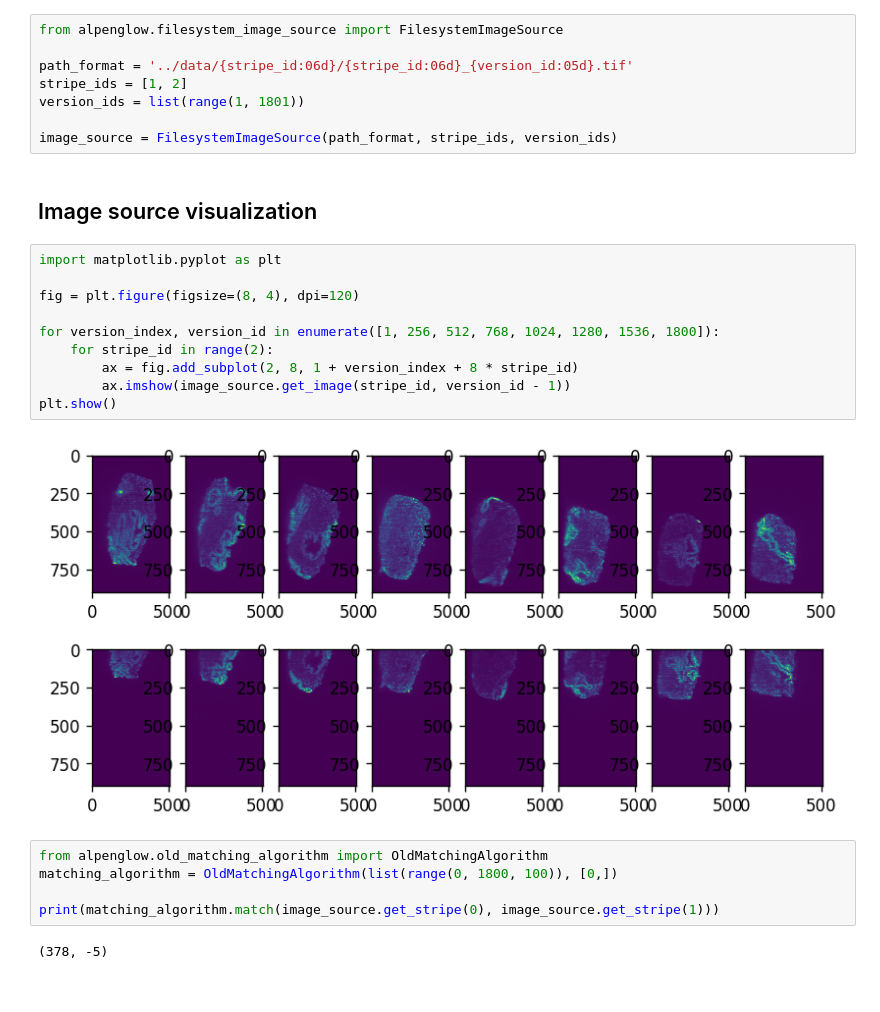
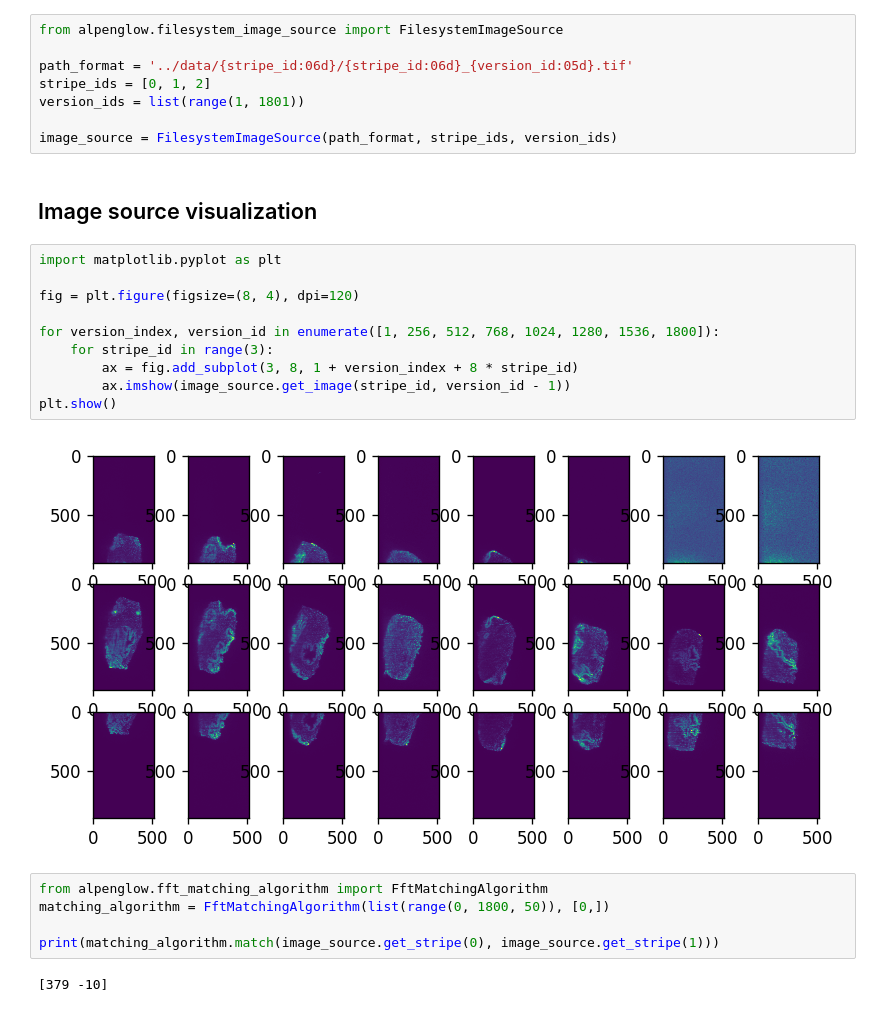
Before and after one commit to tpawlowski/alpenglow, a Jupyter notebook: notebooks/2018-01-23-patchwork-builder-on-example.ipynb, the cells around one changed output. Drawn from its saved outputs; the diff is of its cells as text.

Commit message:
changed mathing algorithm to find best shift among all test images

```diff
--- a/notebooks/2018-01-23-patchwork-builder-on-example.ipynb
+++ b/notebooks/2018-01-23-patchwork-builder-on-example.ipynb
@@ -9,7 +9,7 @@ Note: Only two strips are stiched like in cottoncandy-to-memmap example.
 from alpenglow.filesystem_image_source import FilesystemImageSource
 
 path_format = '../data/{stripe_id:06d}/{stripe_id:06d}_{version_id:05d}.tif'
-stripe_ids = [1, 2]
+stripe_ids = [0, 1, 2]
 version_ids = list(range(1, 1801))
 
 image_source = FilesystemImageSource(path_format, stripe_ids, version_ids)
@@ -18,22 +18,22 @@ image_source = FilesystemImageSource(path_format, stripe_ids, version_ids)
 # %%
 import matplotlib.pyplot as plt
 
 fig = plt.figure(figsize=(8, 4), dpi=120)
 
 for version_index, version_id in enumerate([1, 256, 512, 768, 1024, 1280, 1536, 1800]):
-    for stripe_id in range(2):
-        ax = fig.add_subplot(2, 8, 1 + version_index + 8 * stripe_id)
+    for stripe_id in range(3):
+        ax = fig.add_subplot(3, 8, 1 + version_index + 8 * stripe_id)
         ax.imshow(image_source.get_image(stripe_id, version_id - 1))
 plt.show()
 # %% [output]
-[figure, old version]
+[figure, new version]
 # %%
-from alpenglow.old_matching_algorithm import OldMatchingAlgorithm
-matching_algorithm = OldMatchingAlgorithm(list(range(0, 1800, 100)), [0,])
+from alpenglow.fft_matching_algorithm import FftMatchingAlgorithm
+matching_algorithm = FftMatchingAlgorithm(list(range(0, 1800, 50)), [0,])
 
 print(matching_algorithm.match(image_source.get_stripe(0), image_source.get_stripe(1)))
 # %% [output]
-(378, -5)
+[379 -10]
 # %%
 from alpenglow.patchwork_builder import PatchworkBuilder
 
```
Also changed, not shown: parts of 2 cells of this notebook, 3 other files.
